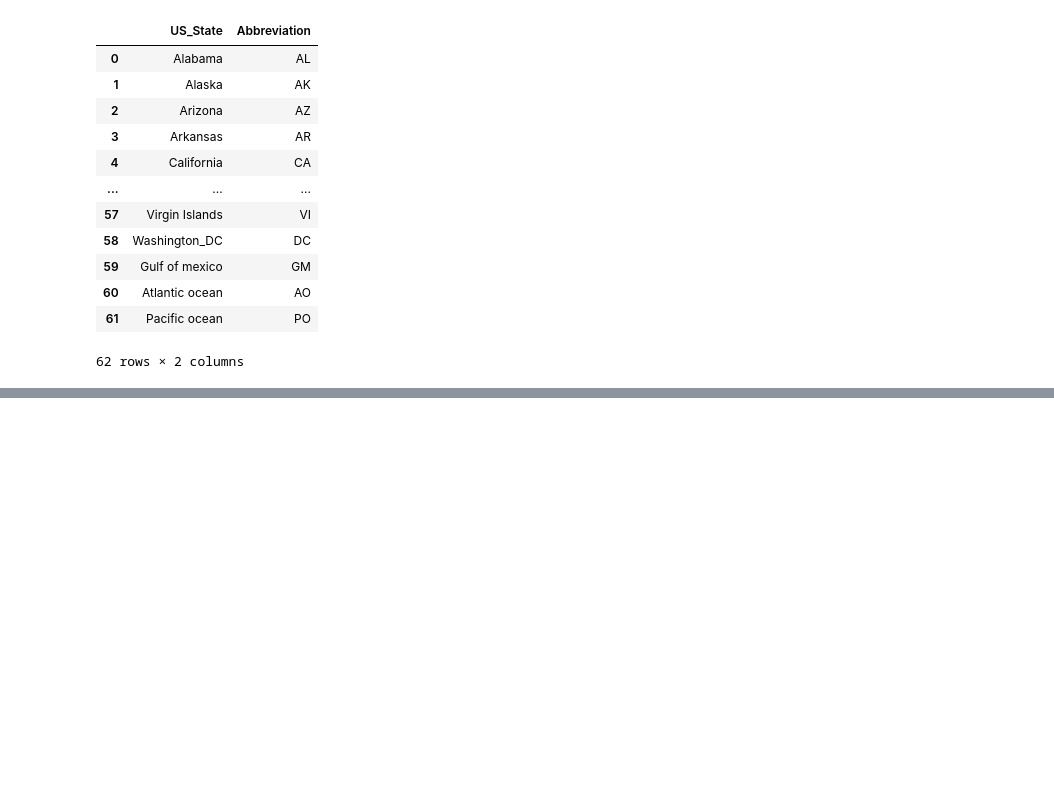
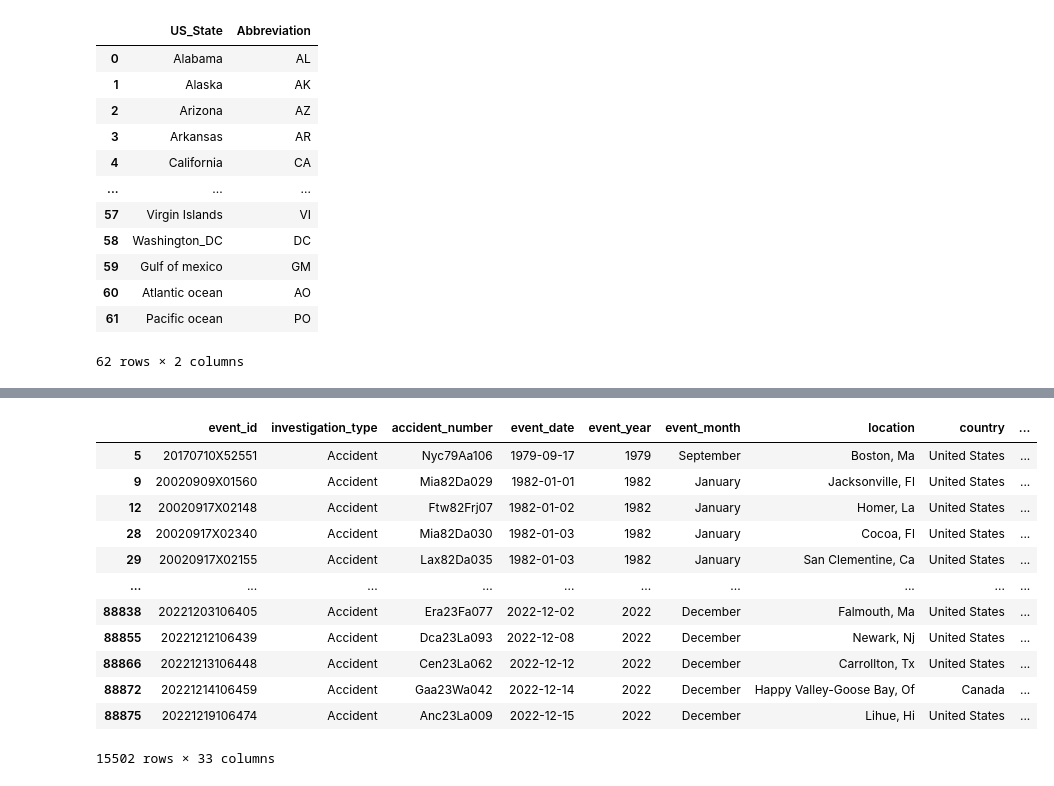
Before and after one commit to stephenmungai/phase1_project, a Jupyter notebook: index.ipynb, the cells around one changed output, grey strips where cells are left out. Drawn from its saved outputs; the diff is of its cells as text; code cells hidden in the pictures; blank space fills up the shorter version.

```diff
--- a/index.ipynb
+++ b/index.ipynb
@@ -576,0 +555,3 @@ aviation_data_df.sample(20)
+# %%
+#Lets link column names that are related to the injury severity column
+injury_severity_columns=['total_fatal_injuries','total_serious_injuries','total_minor_injuries','total_uninjured']
@@ -576,0 +583,3 @@ aviation_data_df.sample(20)
+# %%
+# Lets fill the values where there might be null values with zero
+aviation_data_df[injury_severity_columns]=aviation_data_df.loc[:,(injury_severity_columns)].fillna(0)
@@ -576,0 +599,4 @@ aviation_data_df.sample(20)
+# %%
+#Lets deal with instances where the value 0 exists all through the four columns and drop those rows
+
+aviation_data_df=aviation_data_df[~(aviation_data_df[injury_severity_columns] == 0).all(axis=1)]
@@ -576,0 +638,16 @@ aviation_data_df.sample(20)
+# %%
+aviation_data_df[aviation_data_df["total_minor_injuries"]> 0]
+# %% [output]
+|  | event_id | investigation_type | accident_number | event_date | event_year | event_month | location | country | ... |
+| 5 | 20170710X52551 | Accident | Nyc79Aa106 | 1979-09-17 | 1979 | September | Boston, Ma | United States | ... |
+| 9 | 20020909X01560 | Accident | Mia82Da029 | 1982-01-01 | 1982 | January | Jacksonville, Fl | United States | ... |
+| 12 | 20020917X02148 | Accident | Ftw82Frj07 | 1982-01-02 | 1982 | January | Homer, La | United States | ... |
+| 28 | 20020917X02340 | Accident | Mia82Da030 | 1982-01-03 | 1982 | January | Cocoa, Fl | United States | ... |
+| 29 | 20020917X02155 | Accident | Lax82Da035 | 1982-01-03 | 1982 | January | San Clementine, Ca | United States | ... |
+| ... | ... | ... | ... | ... | ... | ... | ... | ... | ... |
+| 88838 | 20221203106405 | Accident | Era23Fa077 | 2022-12-02 | 2022 | December | Falmouth, Ma | United States | ... |
+| 88855 | 20221212106439 | Accident | Dca23La093 | 2022-12-08 | 2022 | December | Newark, Nj | United States | ... |
+| 88866 | 20221213106448 | Accident | Cen23La062 | 2022-12-12 | 2022 | December | Carrollton, Tx | United States | ... |
+| 88872 | 20221214106459 | Accident | Gaa23Wa042 | 2022-12-14 | 2022 | December | Happy Valley-Goose Bay, Of | Canada | ... |
+| 88875 | 20221219106474 | Accident | Anc23La009 | 2022-12-15 | 2022 | December | Lihue, Hi | United States | ... |
+15502 rows × 33 columns
```
Also changed, not shown: parts of 60 cells of this notebook.
